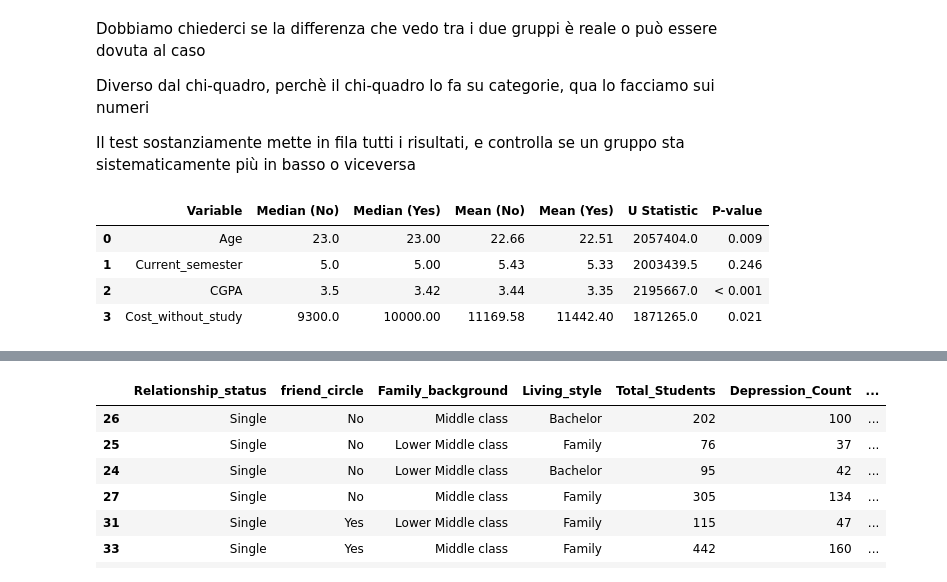
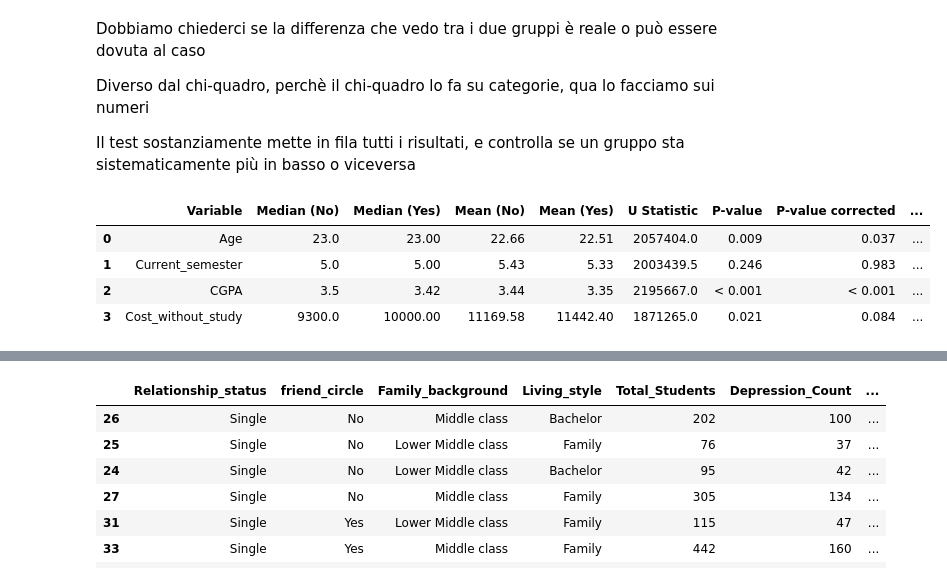
Before and after one commit to DinuIustinAdrian/final_project_data_science, a Jupyter notebook: juno-s-story-student-depression-eda-stats.ipynb, the cells around one changed output, grey strips where cells are left out. Saved outputs shown, nothing was run; the diff lists cells and outputs as text; code cells hidden in the pictures.

```diff
--- a/juno-s-story-student-depression-eda-stats.ipynb
+++ b/juno-s-story-student-depression-eda-stats.ipynb
@@ -521,40 +601,55 @@ results = []
 for col in numeric_columns:
     no_group = df.loc[df["Depression"] == "No", col]
     yes_group = df.loc[df["Depression"] == "Yes", col]
 #ad esempio, per col 'CGPA' no_group conterrà i CGPA dei non depressi mentre yes_group que
     statistic, p_value = mannwhitneyu(
         no_group,
         yes_group,
         alternative="two-sided"
     )
 #statistic è il numero di coppie in cui il non depresso ha il valore più alto
     results.append({
         "Variable": col,
         "Median (No)": no_group.median(),
         "Median (Yes)": yes_group.median(),
         "Mean (No)": no_group.mean(),
         "Mean (Yes)": yes_group.mean(),
         "U Statistic": statistic,
         "P-value": p_value
     })
 
 numeric_association_table = pd.DataFrame(results)
+#Applico Bonferrori sui test numerici (cioè sui 4 p-value)
+#per essere coerente con quanto fatto sopra
+numeric_association_table["P-value corrected"] =(
+    numeric_association_table['P-value'] * len(numeric_columns)
+).clip(upper =1)
+#analizziamo la dimensione dell'effetto: dividiamo U vs il numero di coppie possibili
+#cerchiamo di dimostrare le probabilità che un non depresso abbia un valore più alto di un depresso
+n_no = (df['Depression'] == 'No').sum()
+n_yes = (df['Depression'] == 'Yes').sum()
 
-numeric_association_table["P-value"] = (
-    numeric_association_table["P-value"]
-    .map(lambda p: "< 0.001" if p < 0.001 else f"{p:.3f}")
+numeric_association_table['Effect size (A)'] = (
+    numeric_association_table['U Statistic'] / (n_no * n_yes)
 )
 
+#formattiamo sia il p-value che il p-value corretto
+for nome_colonna in ["P-value", "P-value corrected"]:
+    numeric_association_table[nome_colonna] = (
+        numeric_association_table[nome_colonna]
+        .map(lambda p: "< 0.001" if p < 0.001 else f"{p:.3f}")
+    )
+
 numeric_association_table[
-    ["Median (No)", "Median (Yes)", "Mean (No)", "Mean (Yes)", "U Statistic"]
+    ["Median (No)", "Median (Yes)", "Mean (No)", "Mean (Yes)", "U Statistic", "Effect size (A)"]
 ] = numeric_association_table[
-    ["Median (No)", "Median (Yes)", "Mean (No)", "Mean (Yes)", "U Statistic"]
+    ["Median (No)", "Median (Yes)", "Mean (No)", "Mean (Yes)", "U Statistic", "Effect size (A)"]
 ].round(2)
 
 numeric_association_table
 # %% [output]
-|  | Variable | Median (No) | Median (Yes) | Mean (No) | Mean (Yes) | U Statistic | P-value |
-| 0 | Age | 23.0 | 23.00 | 22.66 | 22.51 | 2057404.0 | 0.009 |
-| 1 | Current_semester | 5.0 | 5.00 | 5.43 | 5.33 | 2003439.5 | 0.246 |
-| 2 | CGPA | 3.5 | 3.42 | 3.44 | 3.35 | 2195667.0 | < 0.001 |
-| 3 | Cost_without_study | 9300.0 | 10000.00 | 11169.58 | 11442.40 | 1871265.0 | 0.021 |
+|  | Variable | Median (No) | Median (Yes) | Mean (No) | Mean (Yes) | U Statistic | P-value | P-value corrected | ... |
+| 0 | Age | 23.0 | 23.00 | 22.66 | 22.51 | 2057404.0 | 0.009 | 0.037 | ... |
+| 1 | Current_semester | 5.0 | 5.00 | 5.43 | 5.33 | 2003439.5 | 0.246 | 0.983 | ... |
+| 2 | CGPA | 3.5 | 3.42 | 3.44 | 3.35 | 2195667.0 | < 0.001 | < 0.001 | ... |
+| 3 | Cost_without_study | 9300.0 | 10000.00 | 11169.58 | 11442.40 | 1871265.0 | 0.021 | 0.084 | ... |
```
Also changed, not shown: parts of 16 cells of this notebook.
